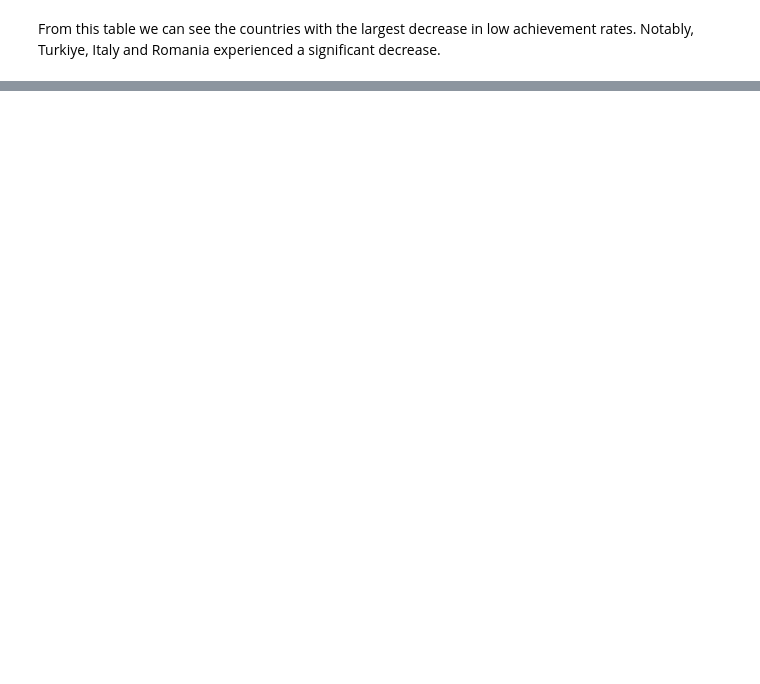
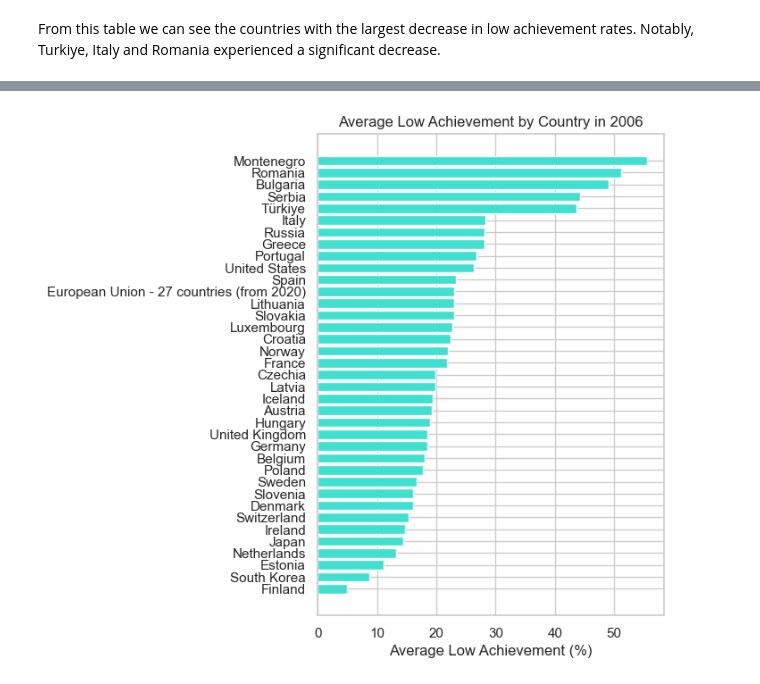
Before and after one commit to whatamIevendoing-213/PISAProject, a Jupyter notebook: shared_notebook.ipynb, the cells around one changed output, grey strips where cells are left out. Drawn from its saved outputs; the diff is of its cells as text; code cells hidden in the pictures; blank space fills up the shorter version.

```diff
--- a/shared_notebook.ipynb
+++ b/shared_notebook.ipynb
@@ -245,0 +249,12 @@ From this table we can see the countries with the largest decrease in low achiev
+# %%
+# filtering for the 2006 average values
+df_2006 = df_country_year[df_country_year['TIME_PERIOD'] == 2006].sort_values('OBS_VALUE')
+
+# plotting horizontal bar chart
+plt.figure(figsize=(5, 7))
+plt.barh(df_2006['geo'], df_2006['OBS_VALUE'], color='turquoise')
+plt.title('Average Low Achievement by Country in 2006')
+plt.xlabel('Average Low Achievement (%)')
+plt.show()
+# %% [output]
+[figure, added]
```
Also changed, not shown: parts of 19 cells of this notebook.
